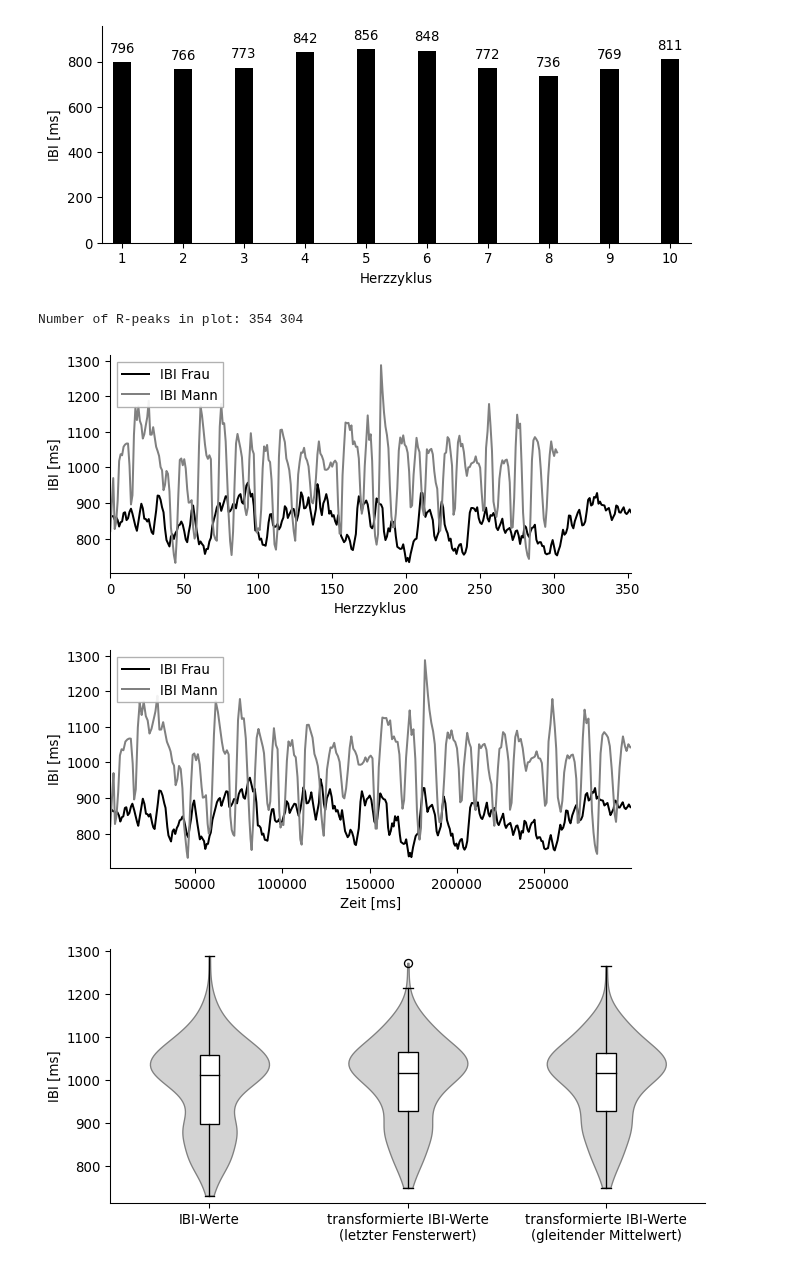
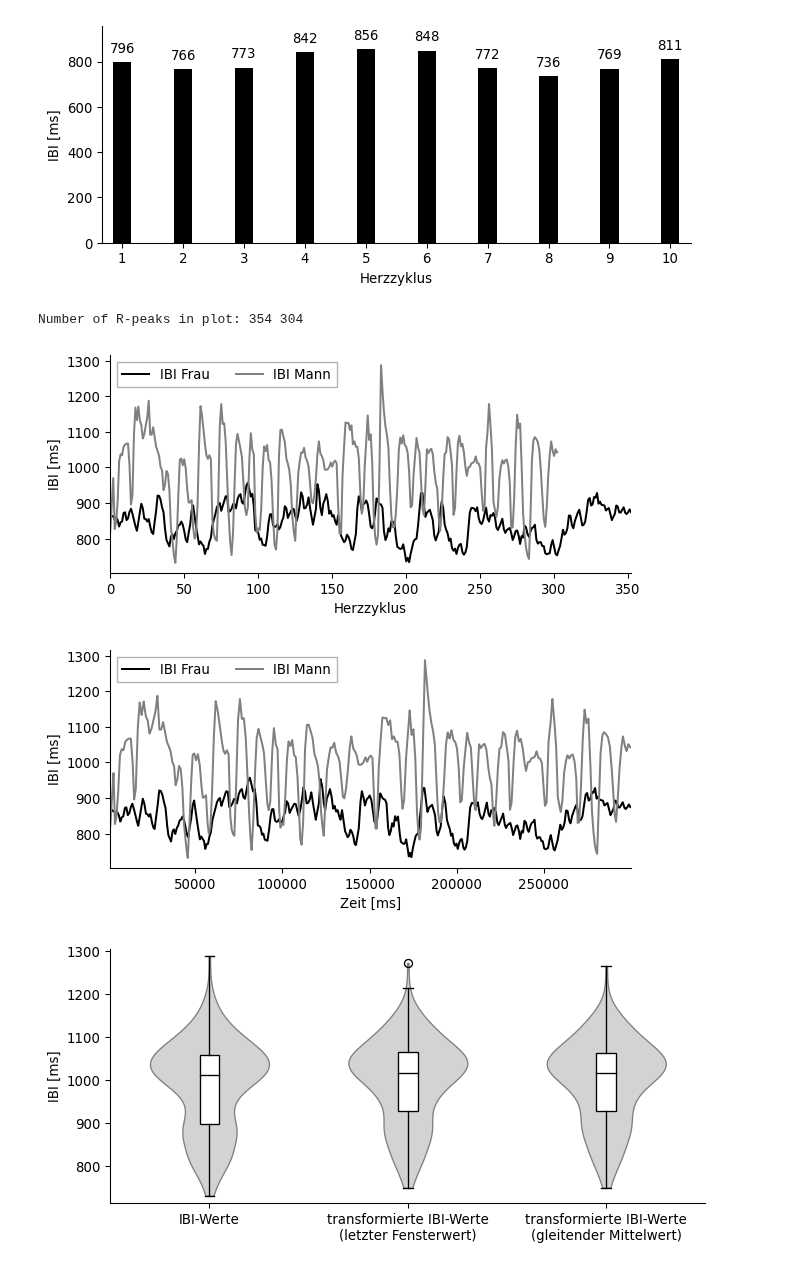
Before and after one commit to visserle/two-hearts, a Jupyter notebook: 04_more_plots.ipynb, the cells around one changed output. Saved outputs shown, nothing was run; the diff lists cells and outputs as text; code cells hidden in the pictures.

```diff
--- a/04_more_plots.ipynb
+++ b/04_more_plots.ipynb
@@ -302,32 +303,32 @@ plt.ylabel('IBI [ms]')
 plt.plot(ibi[d], color="black", label="IBI Frau")
 plt.plot(ibi[d+1], color="grey", label="IBI Mann")
 sns.despine()
-plt.legend(loc="upper left")
+plt.legend(loc="upper left",ncol=2)
 
 print("Number of R-peaks in plot:", sum(rpeaks[d]), sum(rpeaks[d+1]))
 plt.savefig("plots/ibi_dyad.png", dpi=512)
 # %% [output]
 Number of R-peaks in plot: 354 304
-[figure, old version]
+[figure, new version]
 # %%
 # Plot interpolated IBIs
 # d = 0
 fig = plt.figure(figsize=figsize, dpi=dpi)
 
 plt.margins(x=0)
 
 # plt.title("Linear interpolierte IBI-Werte einer Dyade abhängig zur Zeit")
 plt.xlabel('Zeit [ms]')
 plt.ylabel('IBI [ms]')
 
 plt.plot(ibi_ts_ip[d], color="black", label="IBI Frau")
 plt.plot(ibi_ts_ip[d+1], color="grey", label="IBI Mann")
 sns.despine()
-plt.legend(loc="upper left")
+plt.legend(loc="upper left",ncol=2)
 
 plt.savefig("plots/ibi_ts_dyad.png", dpi=512)
 # %% [output]
-[figure, old version]
+[figure, new version]
 # %%
 # Create Violin plot
 p = 1
```
Also changed, not shown: parts of 3 cells of this notebook, 4 other files.
